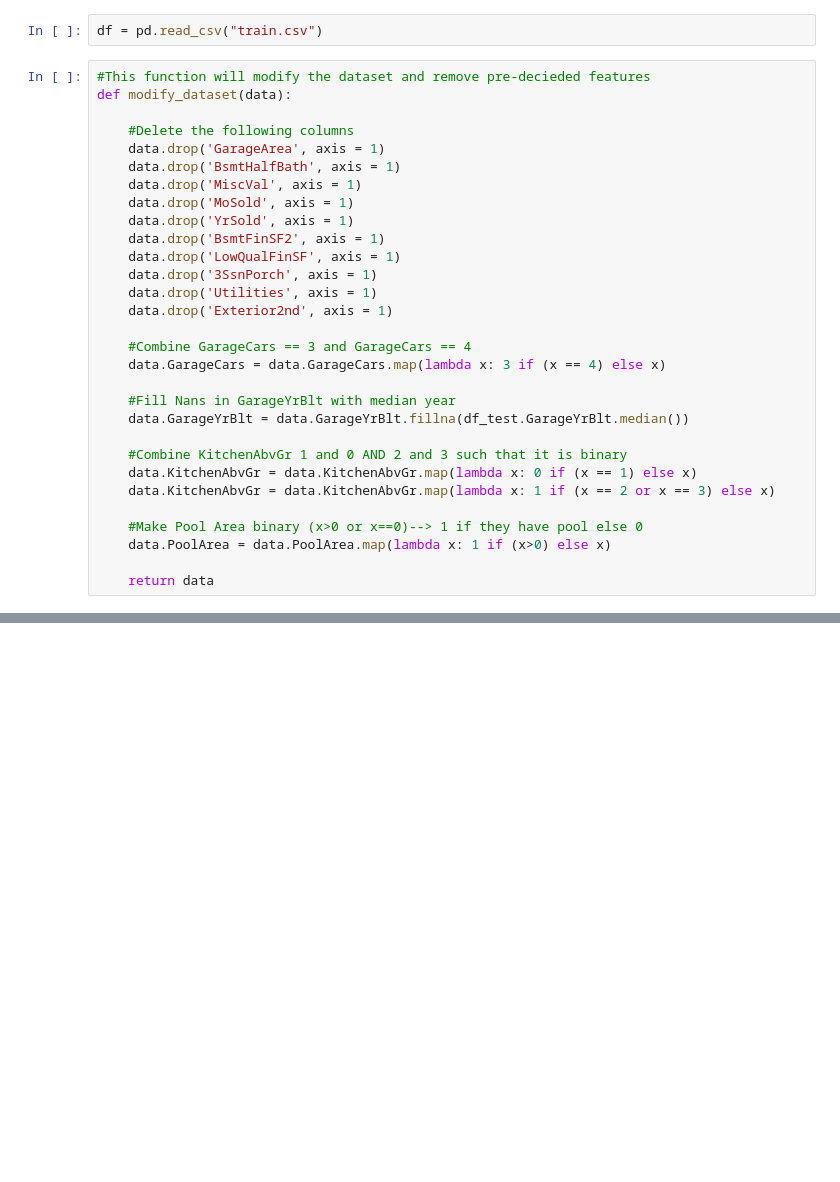
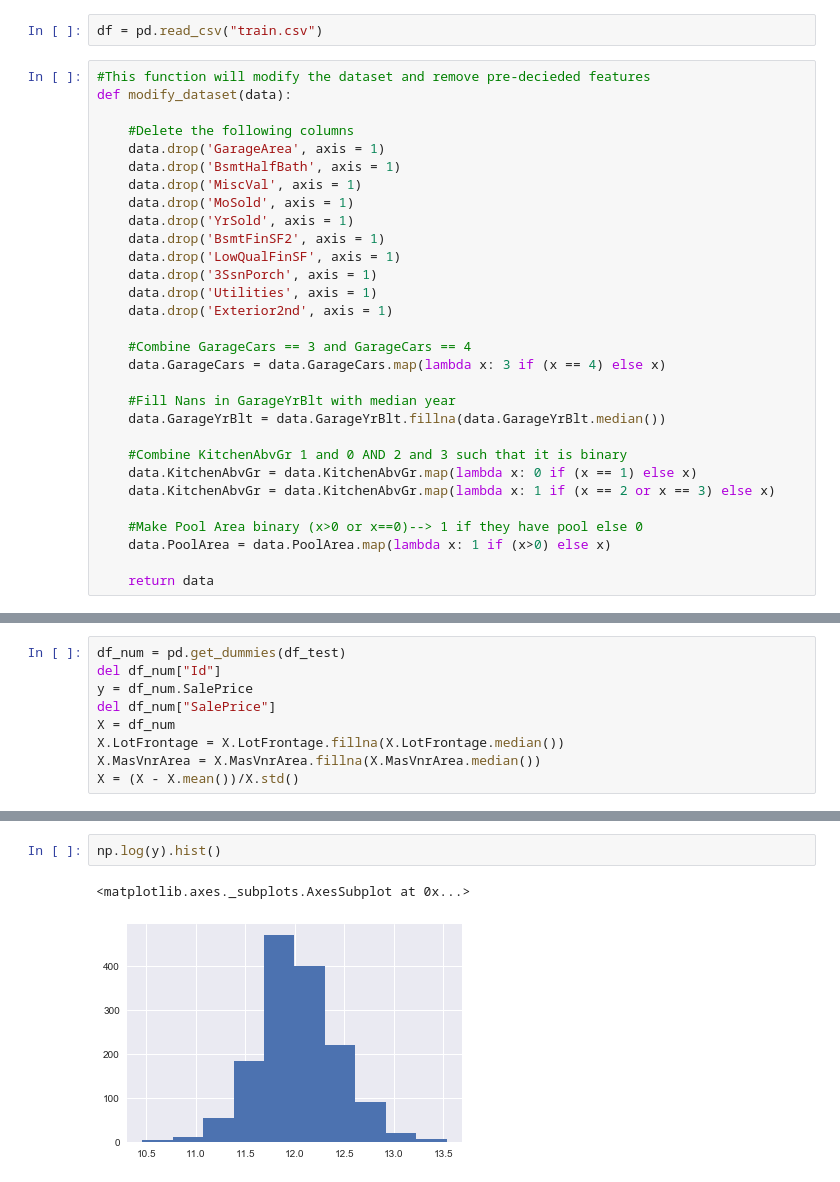
Before and after one commit to greenblattsharon/Machine-Learning-Project-House-Prices, a Jupyter notebook: ML_Final_Training.ipynb, the cells around one changed output, grey strips where cells are left out. Saved outputs shown, nothing was run; the diff lists cells and outputs as text; blank space fills up the shorter version.

```diff
--- a/ML_Final_Training.ipynb
+++ b/ML_Final_Training.ipynb
@@ -27,7 +27,7 @@ def modify_dataset(data):
     data.GarageCars = data.GarageCars.map(lambda x: 3 if (x == 4) else x)
 
     #Fill Nans in GarageYrBlt with median year
-    data.GarageYrBlt = data.GarageYrBlt.fillna(df_test.GarageYrBlt.median())
+    data.GarageYrBlt = data.GarageYrBlt.fillna(data.GarageYrBlt.median())
 
     #Combine KitchenAbvGr 1 and 0 AND 2 and 3 such that it is binary
     data.KitchenAbvGr = data.KitchenAbvGr.map(lambda x: 0 if (x == 1) else x)
@@ -60,0 +71,9 @@ print df_test.head()
+# %%
+df_num = pd.get_dummies(df_test)
+del df_num["Id"]
+y = df_num.SalePrice
+del df_num["SalePrice"]
+X = df_num
+X.LotFrontage = X.LotFrontage.fillna(X.LotFrontage.median())
+X.MasVnrArea = X.MasVnrArea.fillna(X.MasVnrArea.median())
+X = (X - X.mean())/X.std()
@@ -60,0 +98,5 @@ print df_test.head()
+# %%
+np.log(y).hist()
+# %% [output]
+<matplotlib.axes._subplots.AxesSubplot at 0x...>
+[figure, added]
```
Also changed, not shown: parts of 4 cells of this notebook, 3 other files.
